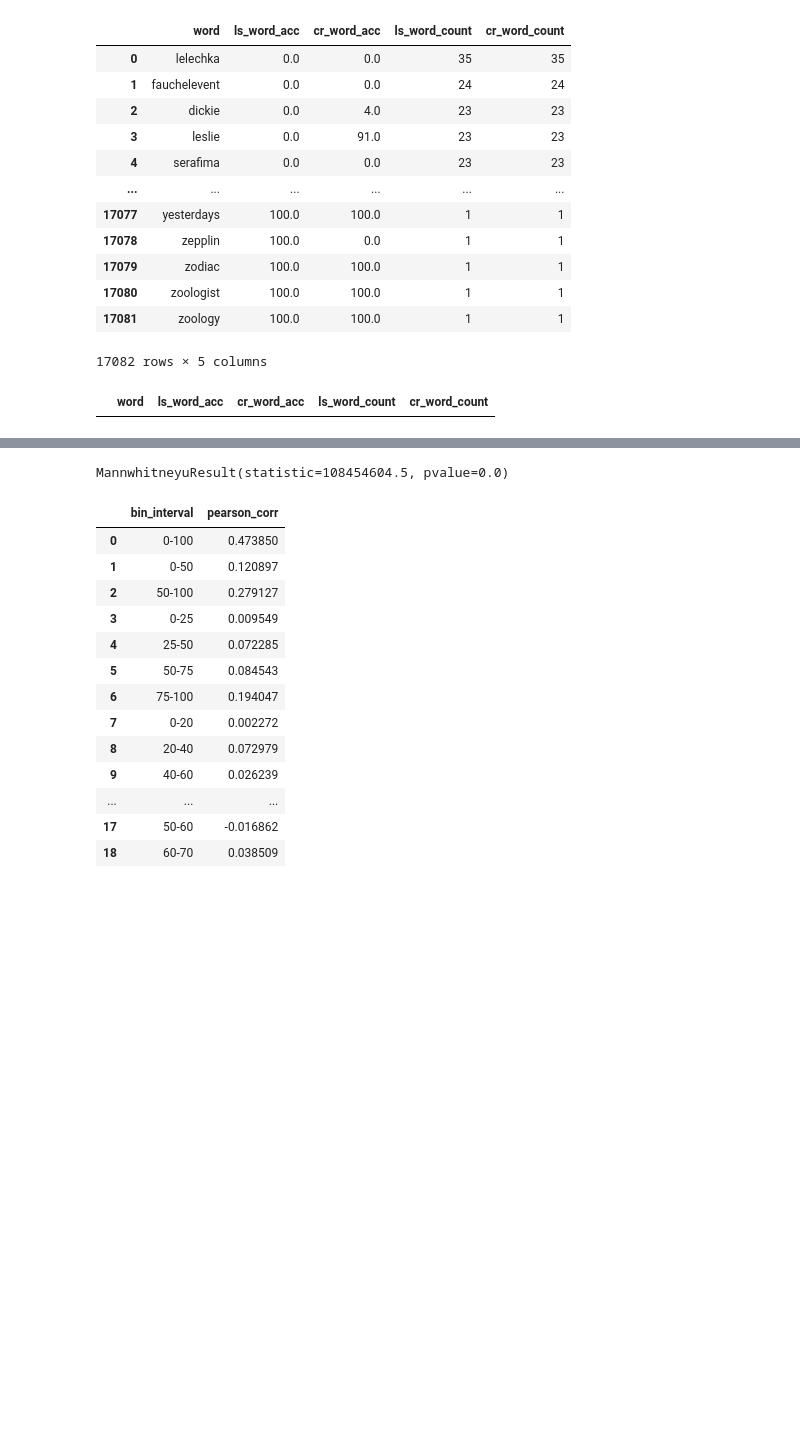
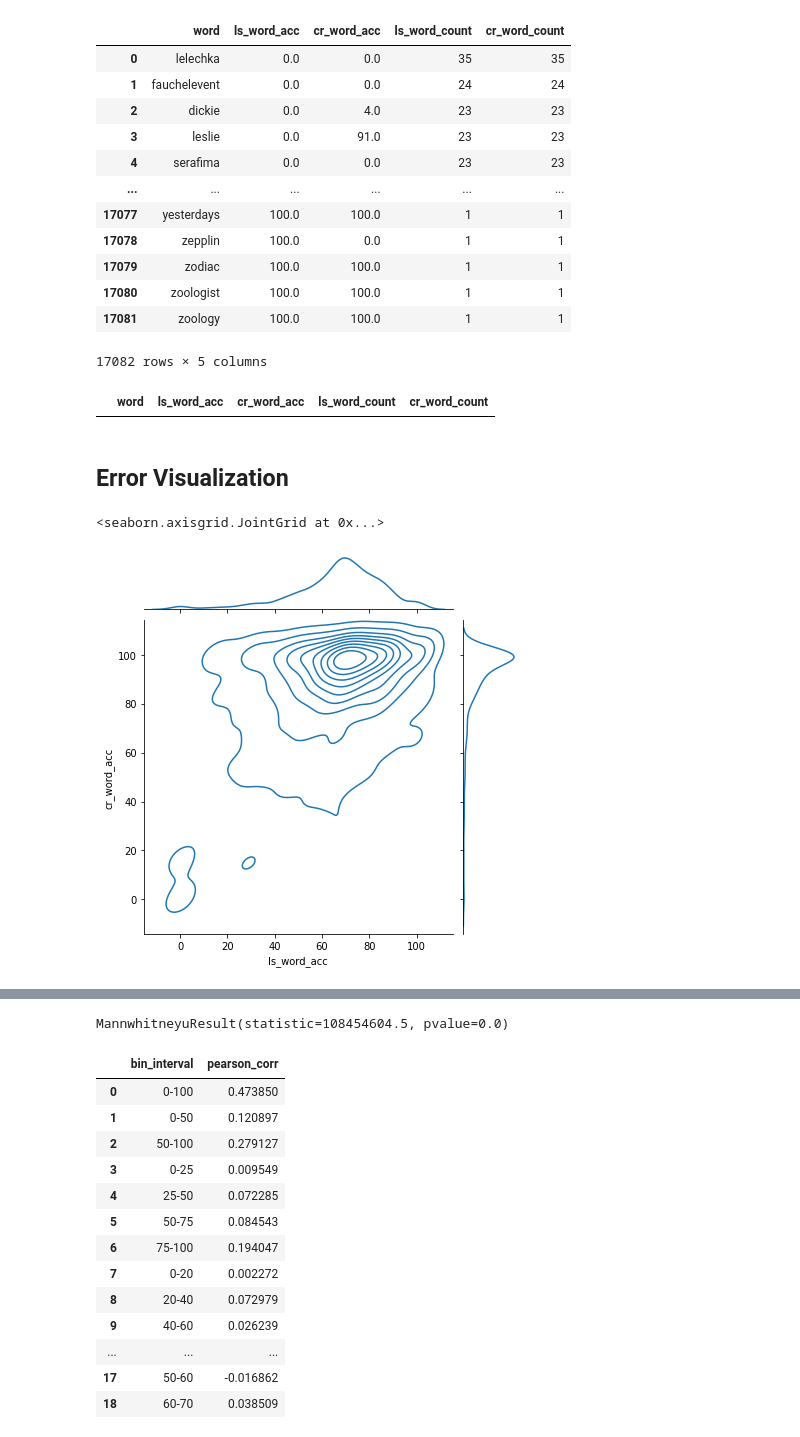
Before and after one commit to mhilmiasyrofi/evaluateASREvolve, a Jupyter notebook: erorr_visualization.ipynb, the cells around one changed output, grey strips where cells are left out. Cells and saved outputs as stored; diff of their text form; code cells hidden in the pictures; blank space fills up the shorter version.

```diff
--- a/erorr_visualization.ipynb
+++ b/erorr_visualization.ipynb
@@ -130,6 +132,9 @@ Transcription:  :  eleven oclock had struck it was a fine clear night there were
 
 Reference:      :  now i wouldnt have felt that way
 Transcription:  :  now i wouldnt have felt that way
+# %%
+CROSSASR_TTS_NAME = "mac"
+CROSSASR_TTS_VOICE = "Alex"
 # %%
 def read_corpus(corpus_fpath: str):
     file = open(corpus_fpath)
@@ -148,14 +153,6 @@ def read_crossasr_data():
 
     corpus_fpaths = []
     transcription_dirs = []
-
-
-    if mode == "europarl":
-        tts_name = "rv"
-    elif mode == "librispeech":
-        tts_name = "google"
-
-    asr_name = "deepspeech"
 
     if mode == "europarl" :
 
@@ -179,7 +176,11 @@ def read_crossasr_data():
 
     for corpus_fpath, transcription_dir in zip(corpus_fpaths, transcription_dirs):
 
-        transcription_dir = os.path.join(transcription_dir, tts_name, asr_name)
+        if CROSSASR_TTS_NAME == "mac" :
+            transcription_dir = os.path.join(
+                transcription_dir, CROSSASR_TTS_NAME, CROSSASR_TTS_VOICE, ASR_NAME)
+        else :
+            transcription_dir = os.path.join(transcription_dir, CROSSASR_TTS_NAME, ASR_NAME)
 
         references = read_corpus(corpus_fpath)
 
@@ -660,14 +661,14 @@ df = pd.DataFrame(columns=["word", "ls_word_acc",
 for word in ls_word_acc :
     if word in cr_word_acc :
         df = df.append({"word": word,
-                        "ls_word_acc": ls_word_acc[word][0],
-                        "cr_word_acc": cr_word_acc[word][0],
+                        "ls_word_acc": round(ls_word_acc[word][0], 2),
+                        "cr_word_acc": round(cr_word_acc[word][0], 2),
                         "ls_word_count": ls_word_acc[word][1],
                         "cr_word_count": cr_word_acc[word][1]
                         }, ignore_index=True)
     else :
         df = df.append({"word": word,
-                        "ls_word_acc": ls_word_acc[word][0],
+                        "ls_word_acc": round(ls_word_acc[word][0],2),
                         "cr_word_acc" : -1,
                         "ls_word_count": ls_word_acc[word][1],
                         "cr_word_count": -1
@@ -693,5 +694,27 @@ df
 df[df.apply(lambda x: x.ls_word_count != x.cr_word_count, axis=1)]
 # %% [output]
 |  | word | ls_word_acc | cr_word_acc | ls_word_count | cr_word_count |
+# %%
+## filtering non english words
+
+import nltk
+
+english_word_corpus = set(nltk.corpus.words.words())
+
+df = df[df["word"].apply(lambda x: x in english_word_corpus)]
 # %%
 df.to_csv("output/combined_word_accuracy.csv")
+# %% [markdown]
+## Error Visualization
+# %%
+import seaborn as sns
+from matplotlib import pyplot as plt
+
+
+# sns.scatterplot(data=df, x="ls_word_acc", y="cr_word_acc").set(title="Correlation of Word Accuracy")
+# sns.jointplot(data=df, x="ls_word_acc", y="cr_word_acc", kind="hist")
+# sns.jointplot(data=df, x="ls_word_acc", y="cr_word_acc", kind="kde")
+sns.jointplot(data=df[df["ls_word_count"] > 5], x="ls_word_acc", y="cr_word_acc", kind="kde")
+# %% [output]
+<seaborn.axisgrid.JointGrid at 0x...>
+[figure, added]
```
Also changed, not shown: parts of 9 cells of this notebook.
